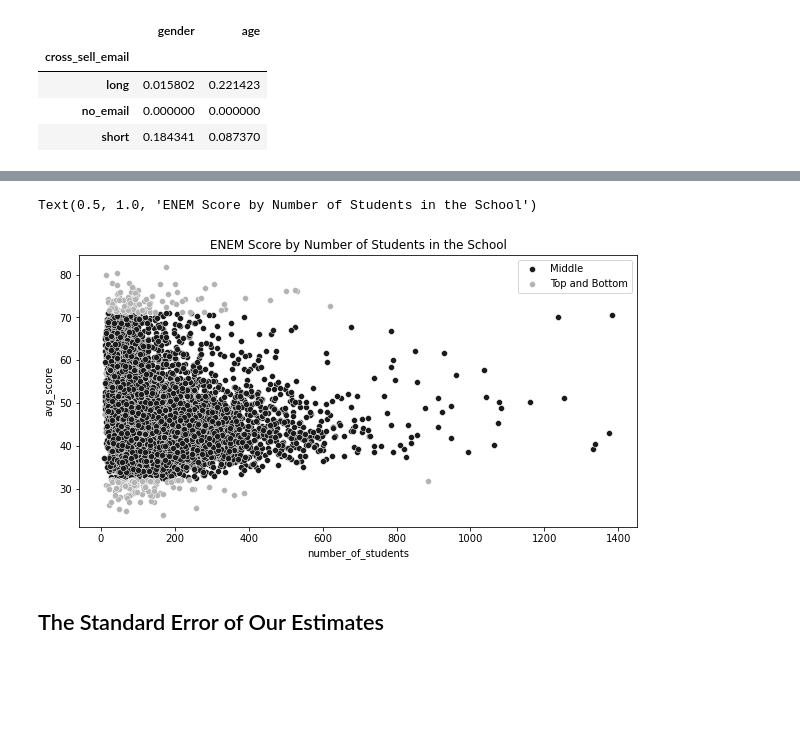
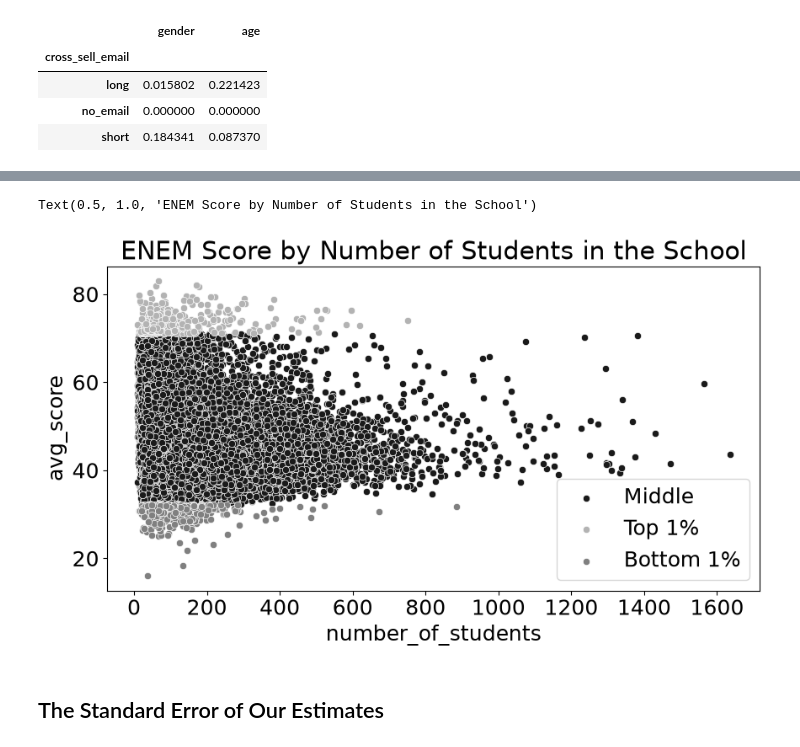
Before and after one commit to lors24/causal-inference-in-python-code, a Jupyter notebook: causal-inference-in-python/02-Randomised-Experiments-and-Stats-Review.ipynb, the cells around one changed output, grey strips where cells are left out. Cells and saved outputs as stored; diff of their text form; code cells hidden in the pictures; blank space fills up the shorter version.

```diff
--- a/causal-inference-in-python/02-Randomised-Experiments-and-Stats-Review.ipynb
+++ b/causal-inference-in-python/02-Randomised-Experiments-and-Stats-Review.ipynb
@@ -98,12 +103,16 @@ from matplotlib import style
 from cycler import cycler
 import matplotlib
 
-default_cycler = (cycler(color=['0.1', '0.5', '1.0']))
+palette = {
+    "Bottom 1%": "#e34948",  # red — one pole
+    "Middle":    "#c3c2b7",  # neutral gray — not an extreme
+    "Top 1%":    "#2a78d6",  # blue — other pole
+}
 
 color=['0.3', '0.5', '0.7', '0.9']
 linestyle=['-', '--', ':', '-.']
 marker=['o', 'v', 'd', 'p']
 
-plt.rc('axes', prop_cycle=default_cycler)
+#plt.rc('axes', prop_cycle=default_cycler)
 
 matplotlib.rcParams.update({'font.size': 18})
@@ -133,0 +167,20 @@ Text(0.5, 1.0, 'Number of Students of 1% Top Schools (Right)')
+# %%
+q_99 = np.quantile(df["avg_score"], .99)
+q_01 = np.quantile(df["avg_score"], .01)
+
+plot_data = df.assign(
+    school_group=np.select(
+        condlist=[df["avg_score"] >= q_99, df["avg_score"] <= q_01],
+        choicelist=["Top 1%", "Bottom 1%"],
+        default="Middle"
+    )
+)
+
+plt.figure(figsize=(8,4))
+ax = sns.boxplot(x="school_group", y="number_of_students", data=plot_data,
+                 palette=palette,
+                showfliers=False #remove outliers
+                )
+ax.set_ylim(0, plot_data["number_of_students"].quantile(0.95)),
+
+plt.title("Number of Students of 1% Bottom Schools (Right)")
@@ -134,19 +190,15 @@ Text(0.5, 1.0, 'Number of Students of 1% Top Schools (Right)')
 # %%
-q_99 = np.quantile(df["avg_score"], .99)
-q_01 = np.quantile(df["avg_score"], .01)
+# Scatter plot
 
-plot_data = (df
-             .sample(10000)
-             .assign(Group = lambda d: np.select([(d["avg_score"] > q_99) | (d["avg_score"] < q_01)],
-                                                 ["Top and Bottom"], "Middle")))
 plt.figure(figsize=(10,5))
-sns.scatterplot(y="avg_score", x="number_of_students", data=plot_data.query("Group=='Middle'"), label="Middle")
-ax = sns.scatterplot(y="avg_score", x="number_of_students", data=plot_data.query("Group!='Middle'"), color="0.7", label="Top and Bottom")
+sns.scatterplot(y="avg_score", x="number_of_students", data=plot_data.query("school_group=='Middle'"), label="Middle", palette=palette)
+ax = sns.scatterplot(y="avg_score", x="number_of_students", data=plot_data.query("school_group=='Top 1%'"), color="0.7", label="Top 1%", palette=palette)
+ax = sns.scatterplot(y="avg_score", x="number_of_students", data=plot_data.query("school_group=='Bottom 1%'"), color="0.5", label="Bottom 1%", palette=palette)
 
 plt.title("ENEM Score by Number of Students in the School")
 # %% [output]
 Text(0.5, 1.0, 'ENEM Score by Number of Students in the School')
-[figure, old version]
+[figure, new version]
 # %% [markdown]
 ##  The Standard Error of Our Estimates
 # %%
```
Also changed, not shown: parts of 32 cells of this notebook.
